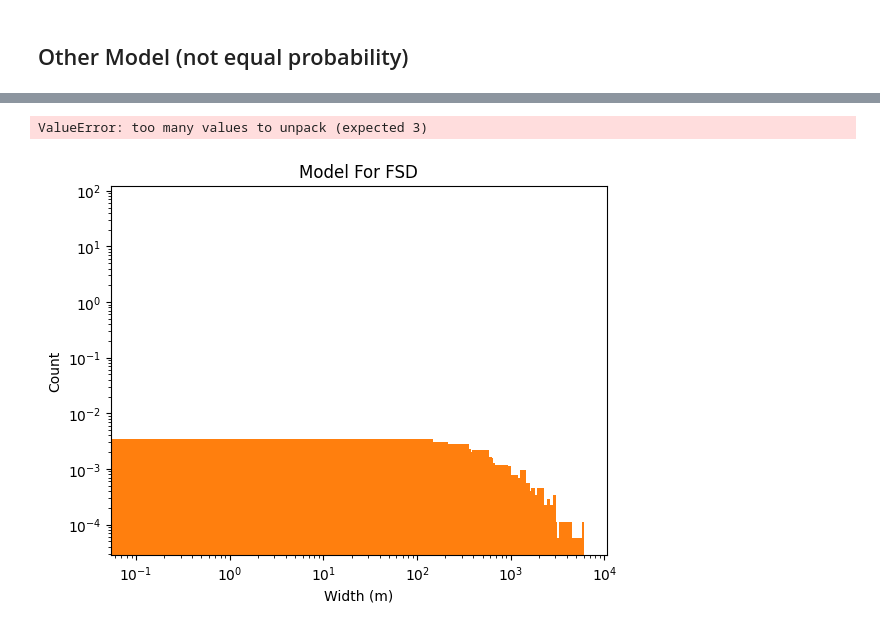
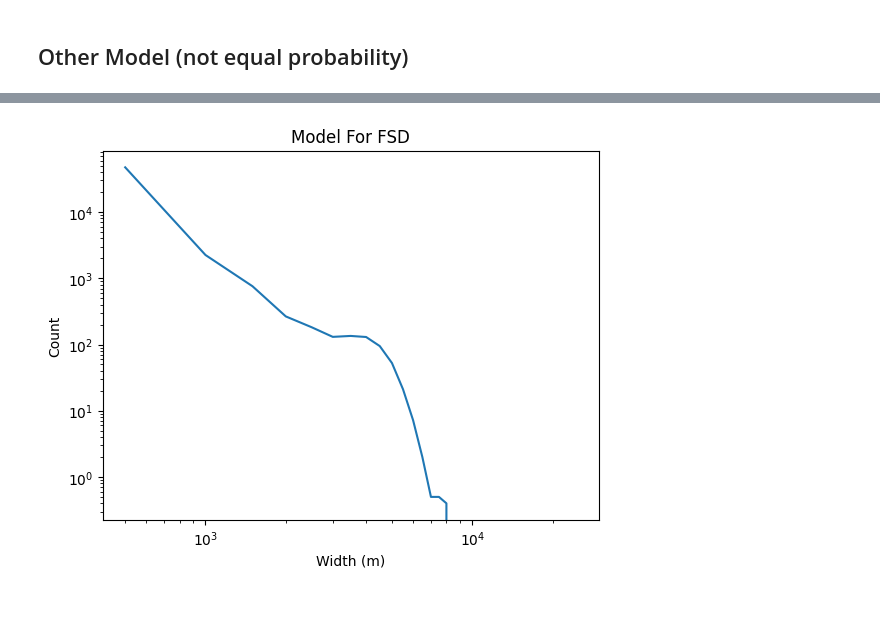
Before and after one commit to Marissa-working/Ice-Floe-Research, a Jupyter notebook: stochastic_model.ipynb, the cells around one changed output, grey strips where cells are left out. Drawn from its saved outputs; the diff is of its cells as text; code cells hidden in the pictures.

Commit message:
trying to add power law graph

```diff
--- a/stochastic_model.ipynb
+++ b/stochastic_model.ipynb
@@ -282,0 +311,3 @@ done
+# %%
+for i in range(3):
+    print(i)
@@ -282,0 +342,25 @@ done
+# %%
+def fsd_trials(trial_amount, binsize):
+
+    averages = {}
+    for i in range(trial_amount):
+        # calls fsd function to get a dict
+        fsd = fsd_function()
+        for value in fsd:
+            if value in averages:
+                averages[value].append(fsd[value])
+            else:
+                averages[value] = []
+                averages[value].append(fsd[value])
+
+    for value in averages:
+        total = 0
+        for number in averages[value]:
+            total += number
+            averages[value] = total/trial_amount
+
+    # binning the trials with binning function
+    bin_dict = binning(averages, binsize)
+    return bin_dict
+# %%
+trial_dict = fsd_trials(10, 500)
@@ -283,26 +389,17 @@ done
 # %%
 import numpy as np
 
-sizes = list(fsd_dict2.keys())
-counts = list(fsd_dict2.values())
+sizes = list(trial_dict.keys())
+counts = list(trial_dict.values())
 total_count = sum(counts)
 
-# result in a separate variable
-result = [x/total_count for x in counts]
 
-result
-
-
-d = {'sizes': sizes, 'fraction': result}
-ice = pd.DataFrame(data=d)
-
-plt.bar(sizes, counts, width = 0)
+plt.plot(sizes, counts)
 plt.xlabel("Width (m)")
 plt.ylabel("Count")
 plt.title("Model For FSD")
 plt.yscale("log")
 plt.xscale("log")
-count, bins, ignored = plt.bar(sizes, result, 200)
+#count, bins, ignored = plt.line(sizes, result)
 # %% [output]
-ValueError: too many values to unpack (expected 3)
-[figure, old version]
+[figure, new version]
```
Also changed, not shown: parts of 13 cells of this notebook.
